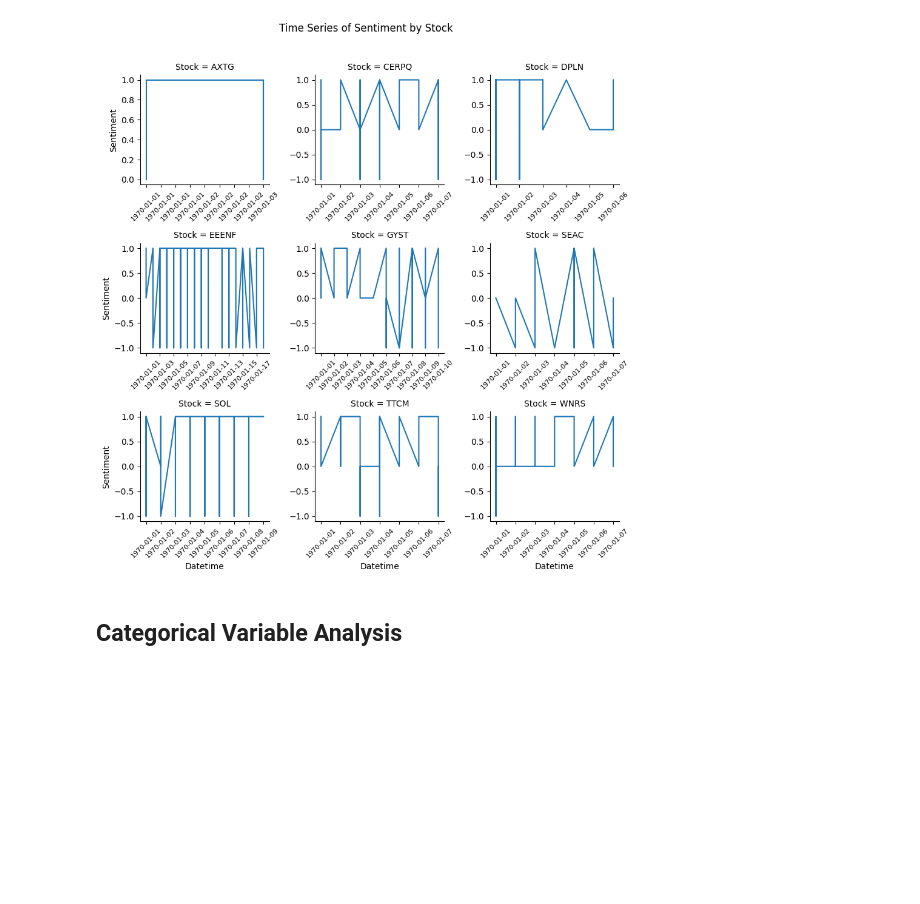
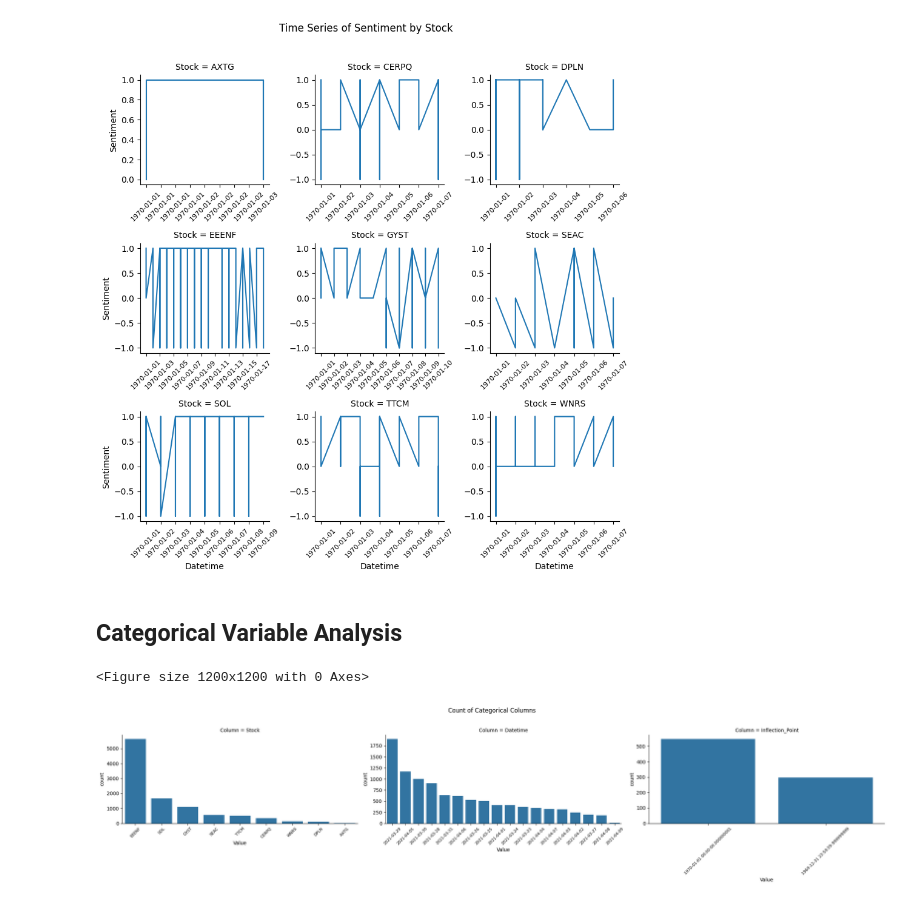
Before and after one commit to DominicCheongChengHung/DSA4263_StockTweets, a Jupyter notebook: network_analysis.ipynb, the cells around one changed output. Saved outputs shown, nothing was run; the diff lists cells and outputs as text; code cells hidden in the pictures; blank space fills up the shorter version.

```diff
--- a/network_analysis.ipynb
+++ b/network_analysis.ipynb
@@ -917,15 +917,33 @@ if 'Datetime' in normal_df.columns and 'Stock' in normal_df.columns:
 # %% [markdown]
 ## Categorical Variable Analysis
 # %%
-categorical_cols = normal_df.select_dtypes(include=['object', 'bool']).columns.tolist()
-print(categorical_cols)
-normal_df = normal_df.applymap(lambda x: x.replace('\u3000', ' ') if isinstance(x, str) else x)
-plt.figure(figsize=(12, 8))
+normal_df = normal_df.map(lambda x: x.replace('\u3000', ' ') if isinstance(x, str) else x)
+
+categorical_cols = ['Stock', 'Datetime', 'Inflection_Point']
 if categorical_cols:
+    plt.figure(figsize=(12,12))
+    for col in categorical_cols:
+        # Get value counts
+        value_counts = normal_df[col].value_counts()
+
+        # Group less frequent categories
+        threshold = 10  # Adjust threshold as needed
+        less_frequent = value_counts[value_counts < threshold].index
+        normal_df[col] = normal_df[col].apply(lambda x: 'Other' if x in less_frequent else x)
+
     melted_cat_df = pd.melt(normal_df[categorical_cols], var_name='Column', value_name='Value')
-    g = sns.FacetGrid(melted_cat_df, col='Column', col_wrap=3, sharex=False, sharey=False)
-    g.map(sns.countplot, 'Value')
+    g = sns.FacetGrid(melted_cat_df, col='Column', col_wrap=3, sharex=False, sharey=False, height=5, aspect=1.5)
+
+    def countplot_with_order(data, **kwargs):
+        order = data['Value'].value_counts().index
+        sns.countplot(x='Value', data=data, order=order)
+
+    g.map_dataframe(countplot_with_order)
+
     g.fig.suptitle("Count of Categorical Columns", y=1.02)
-    g.set_xticklabels(rotation=45)
+    g.set_xticklabels(rotation=45, fontsize=8)
     plt.tight_layout()
     plt.show()
+# %% [output]
+<Figure size 1200x1200 with 0 Axes>
+[figure, added]
```
